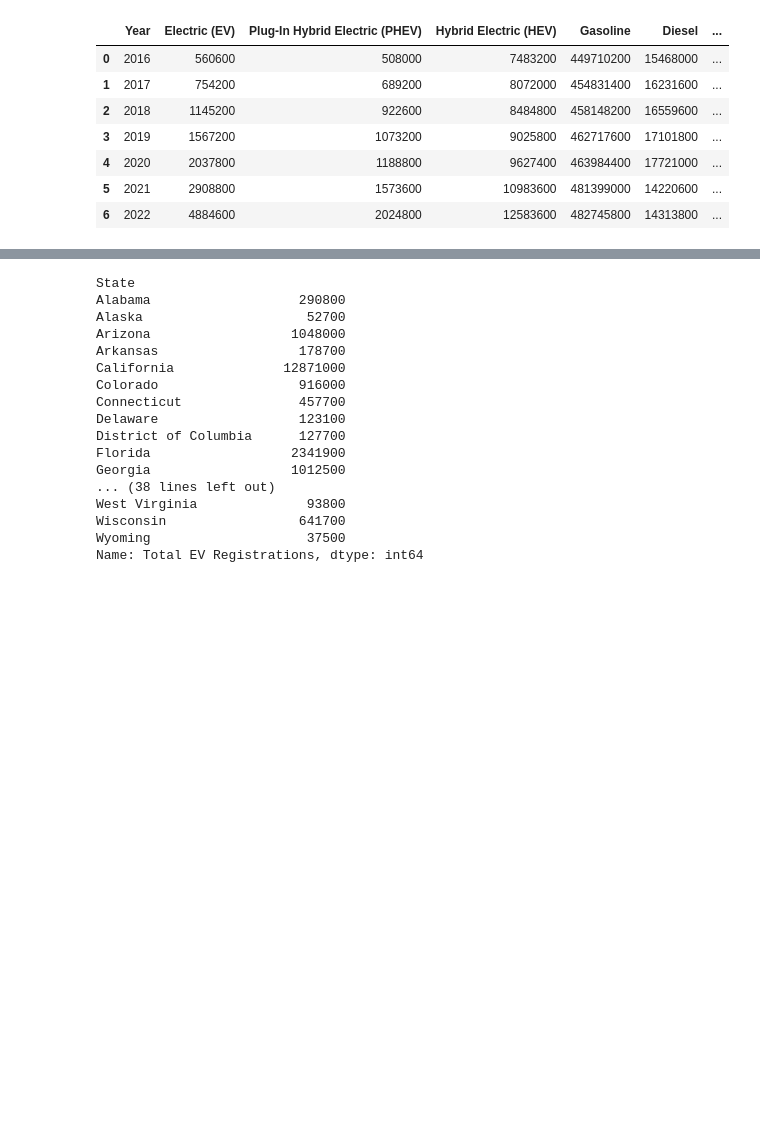
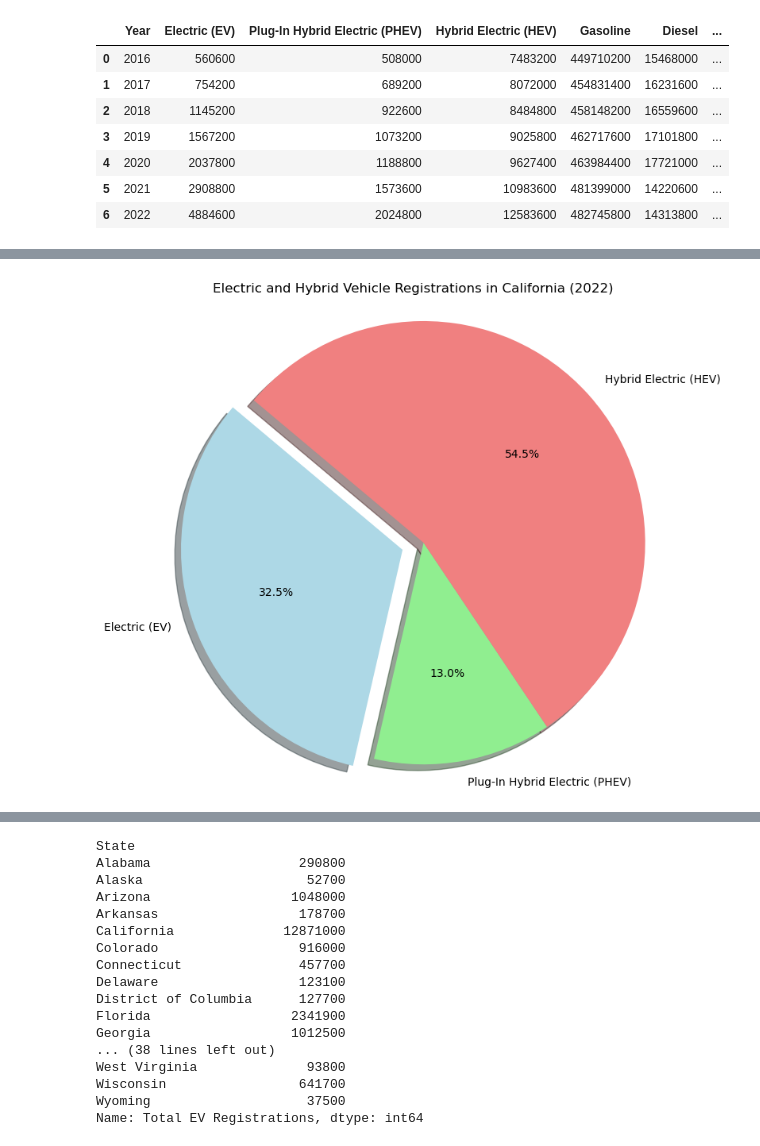
Before and after one commit to MrGoots/ETL_Python_Analysis, a Jupyter notebook: Registration_Files/output/BETA_DataFrame.ipynb, the cells around one changed output, grey strips where cells are left out. Saved outputs shown, nothing was run; the diff lists cells and outputs as text; code cells hidden in the pictures; blank space fills up the shorter version.

```diff
--- a/Registration_Files/output/BETA_DataFrame.ipynb
+++ b/Registration_Files/output/BETA_DataFrame.ipynb
@@ -388,0 +414,19 @@ ev_sum_regis_merged
+# %%
+# Add pyplot
+california_2022 = reduced_registration_data_df[(reduced_registration_data_df["State"] == "California") & (reduced_registration_data_df["Year"] == 2022)]
+
+# Data
+labels = ['Electric (EV)', 'Plug-In Hybrid Electric (PHEV)', 'Hybrid Electric (HEV)']
+sizes = [903600, 361100, 1514000]
+colors = ['lightblue', 'lightgreen', 'lightcoral']
+explode = (0.1, 0, 0)  # Explode the first slice (Electric (EV))
+
+# Create a pie chart
+plt.figure(figsize=(8, 8))
+plt.pie(sizes, explode=explode, labels=labels, colors=colors, autopct='%1.1f%%', shadow=True, startangle=140)
+plt.axis('equal')  # Equal aspect ratio ensures that pie is drawn as a circle.
+
+plt.title('Electric and Hybrid Vehicle Registrations in California (2022)')
+plt.show()
+# %% [output]
+[figure, added]
```
Also changed, not shown: parts of 9 cells of this notebook.
